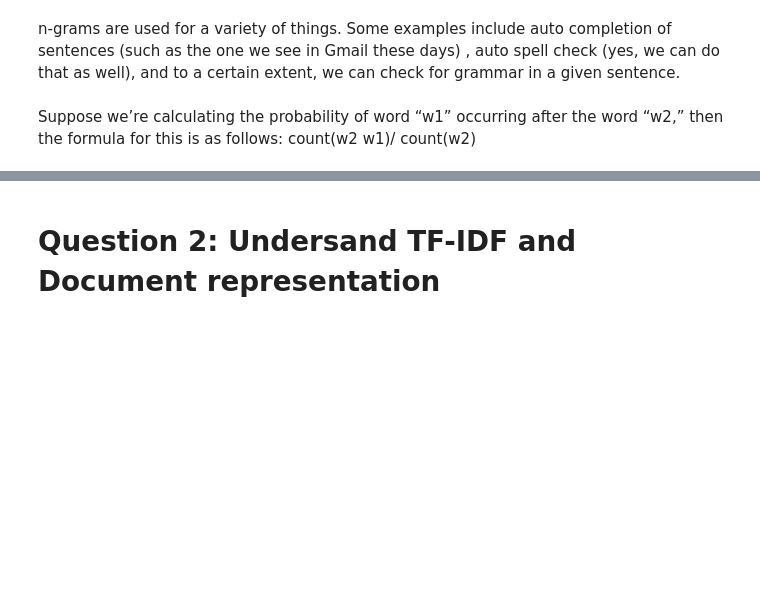
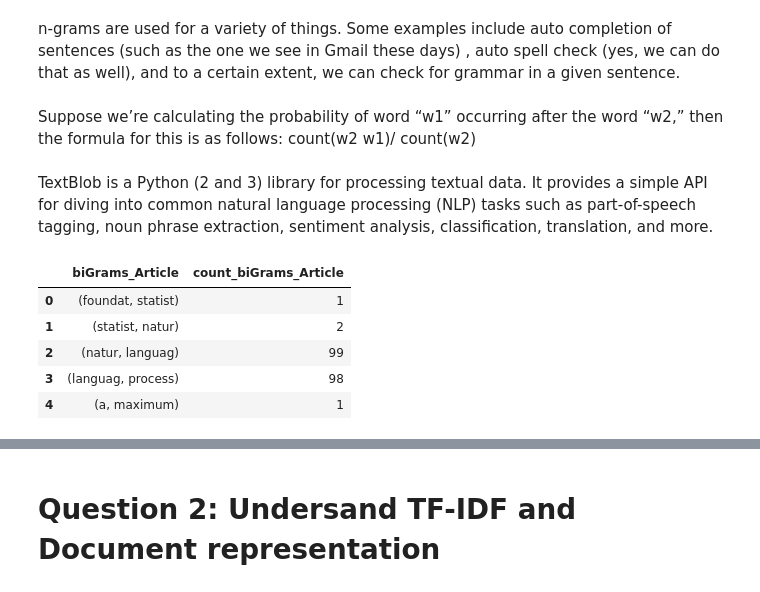
Before and after one commit to prithvikolla/Compuational_Methods_INFO5731, a Jupyter notebook: Assignment/INFO_5731_Assignment_3.ipynb, the cells around one changed output, grey strips where cells are left out. Drawn from its saved outputs; the diff is of its cells as text; code cells hidden in the pictures; blank space fills up the shorter version.

```diff
--- a/Assignment/INFO_5731_Assignment_3.ipynb
+++ b/Assignment/INFO_5731_Assignment_3.ipynb
@@ -174,3 +174,36 @@ n-grams are used for a variety of things. Some examples include auto completion
 , auto spell check (yes, we can do that as well), and to a certain extent, we can check for grammar in a given sentence.
 # %% [markdown]
 Suppose we’re calculating the probability of word “w1” occurring after the word “w2,” then the formula for this is as follows: count(w2 w1)/ count(w2)
+# %% [markdown]
+TextBlob is a Python (2 and 3) library for processing textual data. It provides a simple API for diving into common natural language processing (NLP) tasks such as part-of-speech tagging, noun phrase extraction, sentiment analysis, classification, translation, and more.
+# %%
+df['biGrams_Article'] = df['WordToken_Article'].apply(lambda x: list (ngrams(x,2)))
+df['biGrams_Abstract'] = df['WordToken_Abstract'].apply(lambda x: list (ngrams(x,2)))
+# %%
+lis_biGrams_Article = list (chain(*df['biGrams_Article']))
+lis_biGrams_Abstract = list (chain(*df['biGrams_Abstract']))
+coun_biGrams_Article = Counter(lis_biGrams_Article)
+coun_biGrams_Abstract = Counter(lis_biGrams_Abstract)
+key_biGrams_Article = [ ]
+key_biGrams_Abstract = [ ]
+for key in coun_biGrams_Article.keys() :
+   key_biGrams_Article.append(key)
+for key in coun_biGrams_Abstract.keys() :
+   key_biGrams_Abstract.append(key)
+coun_biGrams_Article_Values = []
+coun_biGrams_Abstract_Values = [ ]
+for key in coun_biGrams_Article.keys() :
+    coun_biGrams_Article_Values.append(coun_biGrams_Article[key])
+for key in coun_biGrams_Abstract.keys() :
+    coun_biGrams_Abstract_Values.append(coun_biGrams_Abstract[key])
+df2 = pd.DataFrame({'biGrams_Article': key_biGrams_Article,'count_biGrams_Article':coun_biGrams_Article_Values})
+df3 = pd.DataFrame({'biGrams_Abstract':key_biGrams_Abstract,'count_biGrams_Abstract':coun_biGrams_Abstract_Values})
+# %%
+df2.head()
+# %% [output]
+|  | biGrams_Article | count_biGrams_Article |
+| 0 | (foundat, statist) | 1 |
+| 1 | (statist, natur) | 2 |
+| 2 | (natur, languag) | 99 |
+| 3 | (languag, process) | 98 |
+| 4 | (a, maximum) | 1 |
```
Also changed, not shown: parts of 2 cells of this notebook.
